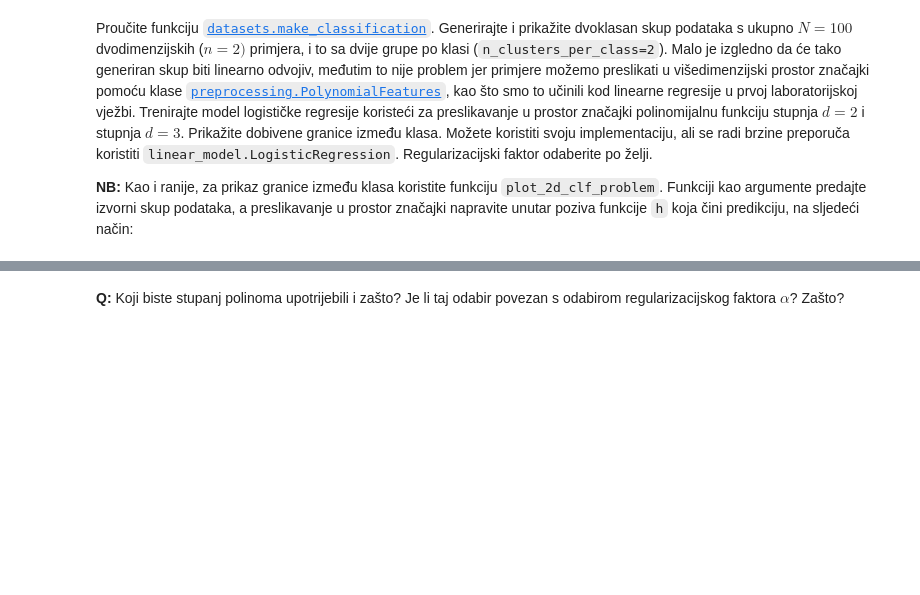
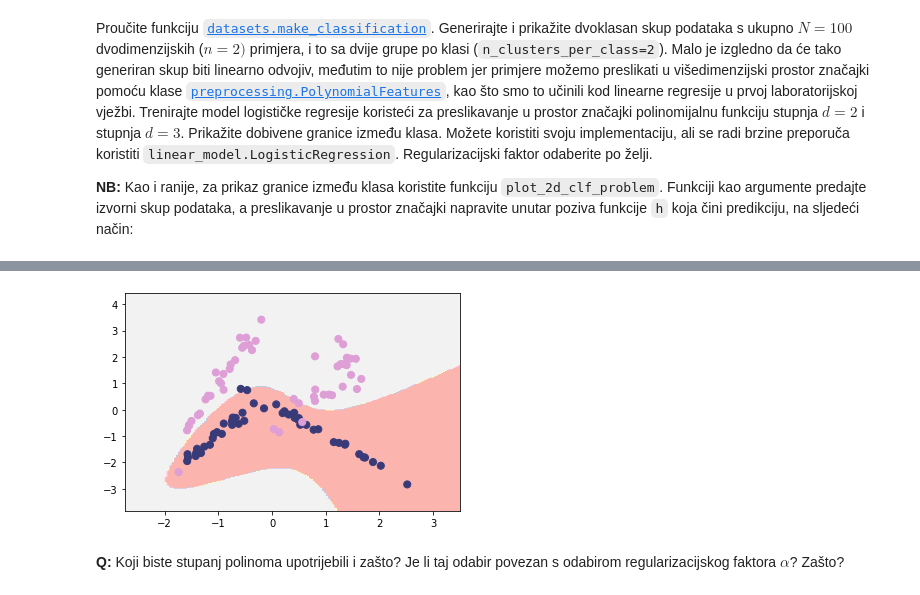
Before and after one commit to mateoim/su-lab-20-21, a Jupyter notebook: lab02/SU-2020-LAB02-0036509386.ipynb, the cells around one changed output, grey strips where cells are left out. Saved outputs shown, nothing was run; the diff lists cells and outputs as text; code cells hidden in the pictures; blank space fills up the shorter version.

```diff
--- a/lab02/SU-2020-LAB02-0036509386.ipynb
+++ b/lab02/SU-2020-LAB02-0036509386.ipynb
@@ -488,2 +502,7 @@ from sklearn.datasets import make_classification
+# %%
+plot_transform(3)
+plt.show()
+# %% [output]
+[figure, added]
 # %% [markdown]
 **Q:** Koji biste stupanj polinoma upotrijebili i zašto? Je li taj odabir povezan s odabirom regularizacijskog faktora $\alpha$? Zašto?
```
Also changed, not shown: parts of 4 cells of this notebook.
